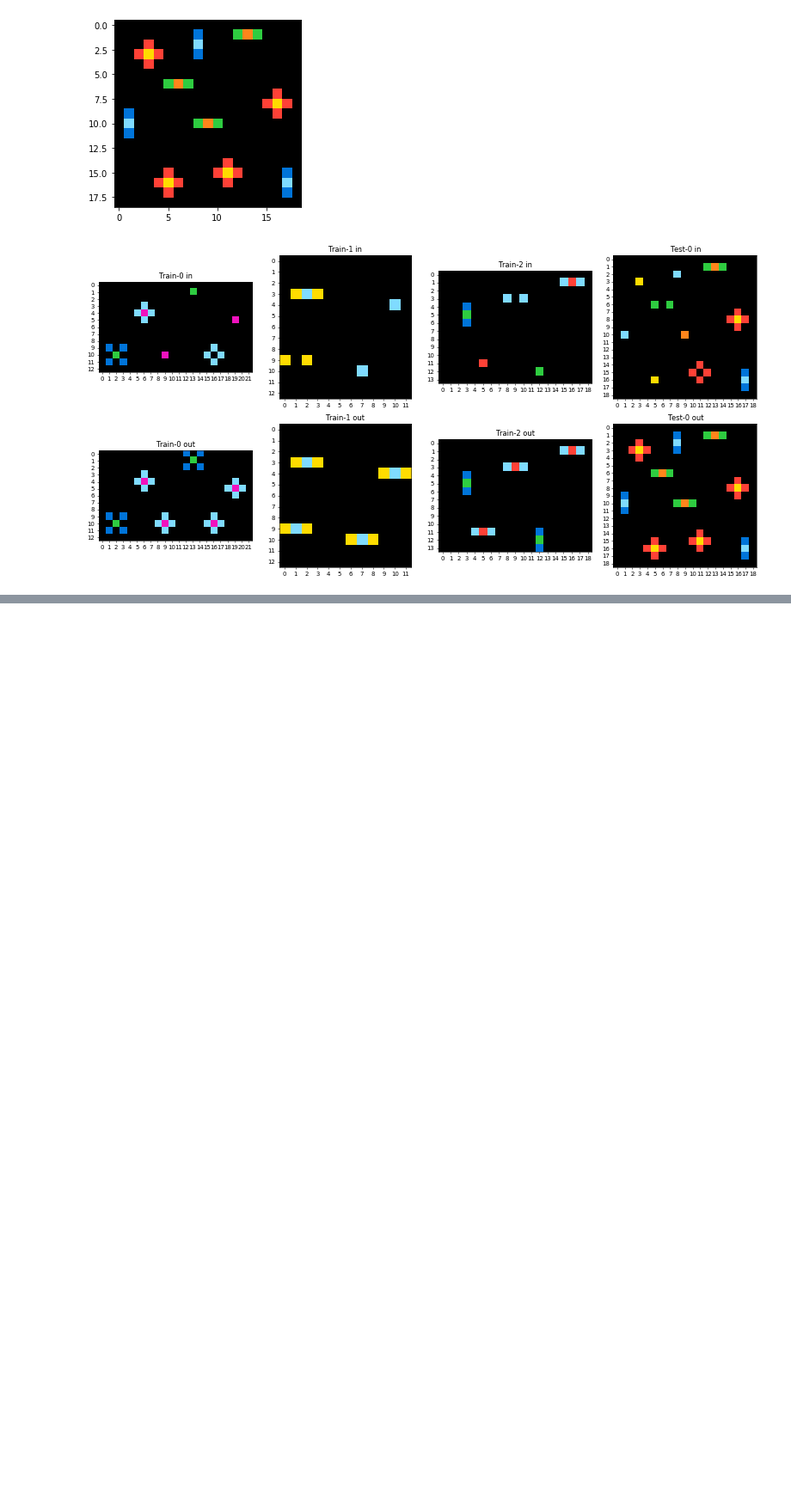
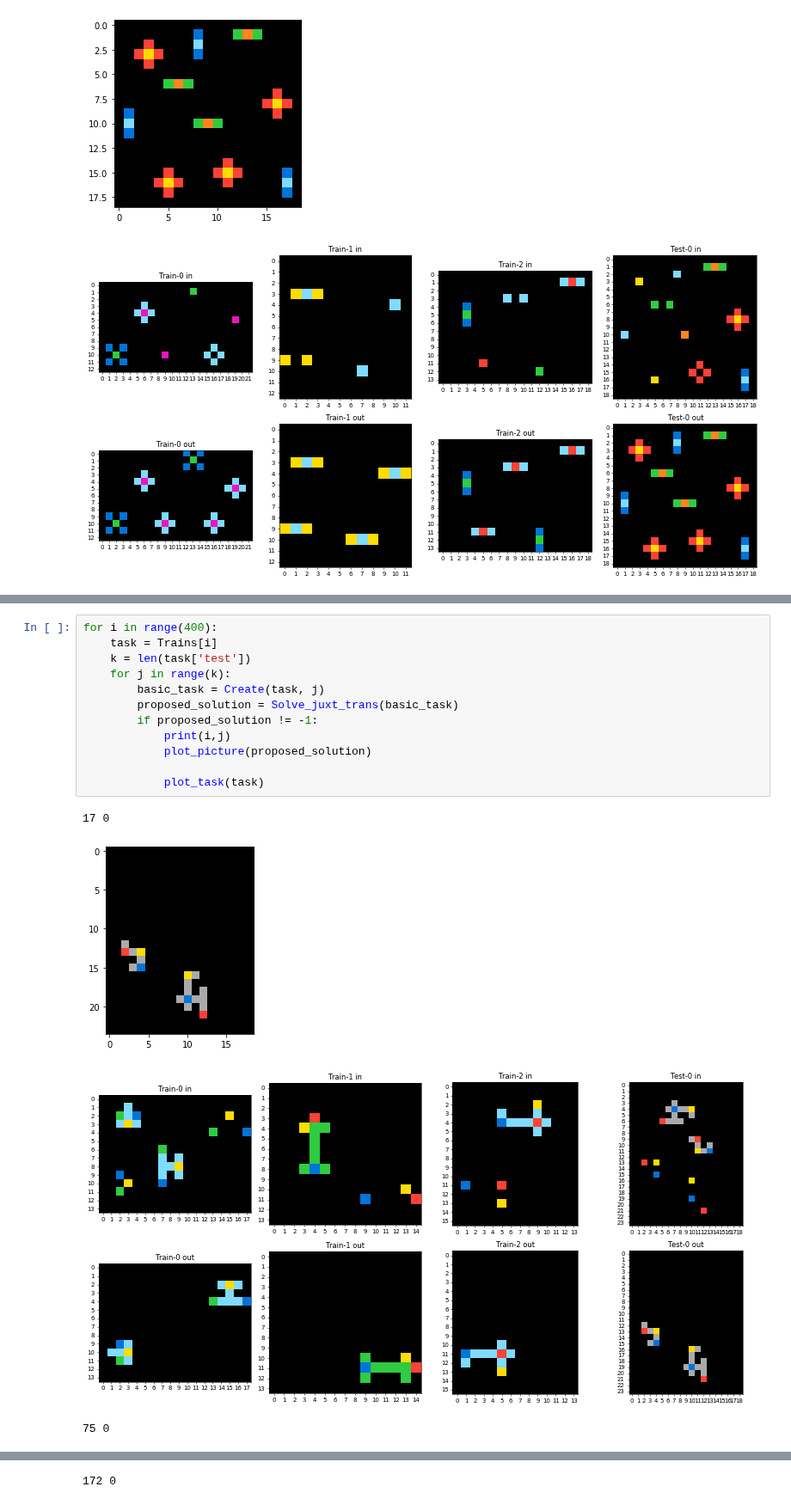
Before and after one commit to JamesMcGuigan/ai-games, a Jupyter notebook: arc_Ged/juxtaposition.ipynb, the cells around one changed output, grey strips where cells are left out. Shown at 86% size. Cells and saved outputs as stored; diff of their text form; blank space fills up the shorter version.

```diff
--- a/arc_Ged/juxtaposition.ipynb
+++ b/arc_Ged/juxtaposition.ipynb
@@ -699,0 +871,17 @@ for i in range(400):
+# %%
+for i in range(400):
+    task = Trains[i]
+    k = len(task['test'])
+    for j in range(k):
+        basic_task = Create(task, j)
+        proposed_solution = Solve_juxt_trans(basic_task)
+        if proposed_solution != -1:
+            print(i,j)
+            plot_picture(proposed_solution)
+
+            plot_task(task)
+# %% [output]
+17 0
+[figure, added]
+[figure, added]
+75 0
@@ -699,0 +890 @@ for i in range(400):
+172 0
```
Also changed, not shown: parts of 11 cells of this notebook, 12 other files.
